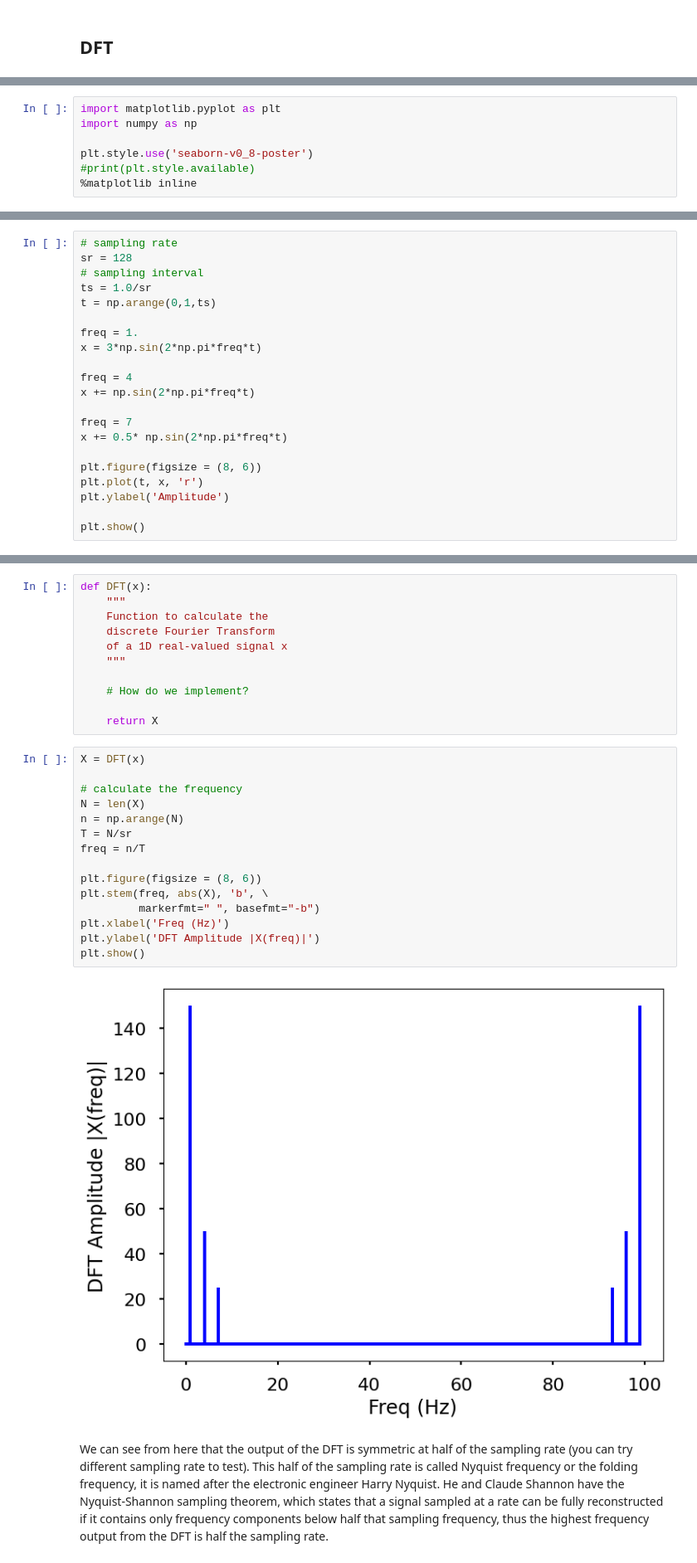
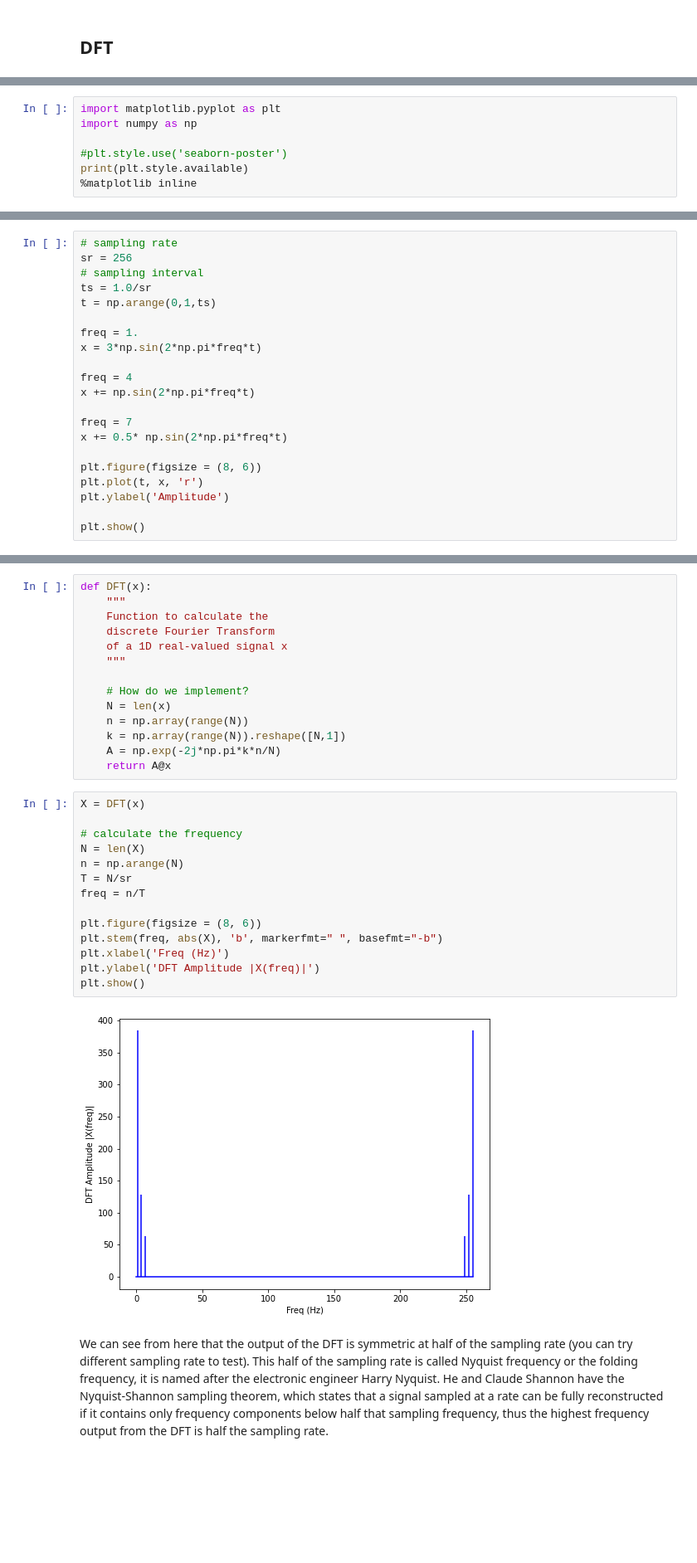
Before and after one commit to huiprobable/MATH473F22CSULB, a Jupyter notebook: Lectures/Lec09_FFT.ipynb, the cells around one changed output, grey strips where cells are left out. Shown at 83% size. Drawn from its saved outputs; the diff is of its cells as text; blank space fills up the shorter version.

```diff
--- a/Lectures/Lec09_FFT.ipynb
+++ b/Lectures/Lec09_FFT.ipynb
@@ -34,6 +42,6 @@ $𝑋_𝑘$ = The DFT which include information of both amplitude and phase
 import matplotlib.pyplot as plt
 import numpy as np
 
-plt.style.use('seaborn-v0_8-poster')
-#print(plt.style.available)
+#plt.style.use('seaborn-poster')
+print(plt.style.available)
 %matplotlib inline
@@ -40,6 +50,6 @@ plt.style.use('seaborn-v0_8-poster')
 # %%
 # sampling rate
-sr = 128
+sr = 256
 # sampling interval
 ts = 1.0/sr
 t = np.arange(0,1,ts)
@@ -69,25 +79,27 @@ def DFT(x):
     """
 
     # How do we implement?
-
-    return X
+    N = len(x)
+    n = np.array(range(N))
+    k = np.array(range(N)).reshape([N,1])
+    A = np.exp(-2j*np.pi*k*n/N)
+    return A@x
 # %%
 X = DFT(x)
 
 # calculate the frequency
 N = len(X)
 n = np.arange(N)
 T = N/sr
 freq = n/T
 
 plt.figure(figsize = (8, 6))
-plt.stem(freq, abs(X), 'b', \
-         markerfmt=" ", basefmt="-b")
+plt.stem(freq, abs(X), 'b', markerfmt=" ", basefmt="-b")
 plt.xlabel('Freq (Hz)')
 plt.ylabel('DFT Amplitude |X(freq)|')
 plt.show()
 # %% [output]
-[figure, old version]
+[figure, new version]
 # %% [markdown]
 We can see from here that the output of the DFT is symmetric at half of the sampling rate (you can try different sampling rate to test). This half of the sampling rate is called Nyquist frequency or the folding frequency, it is named after the electronic engineer Harry Nyquist. He and Claude Shannon have the Nyquist-Shannon sampling theorem, which states that a signal sampled at a rate can be fully reconstructed if it contains only frequency components below half that sampling frequency, thus the highest frequency output from the DFT is half the sampling rate.
 # %%
```
Also changed, not shown: parts of 3 cells of this notebook, 1 other file.
